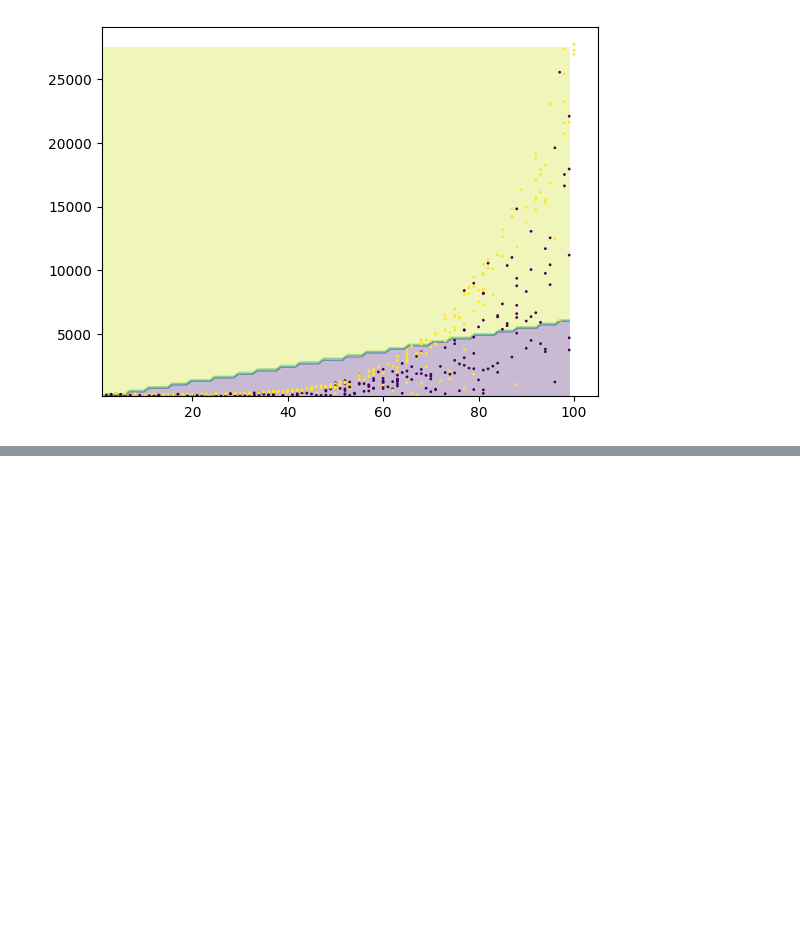
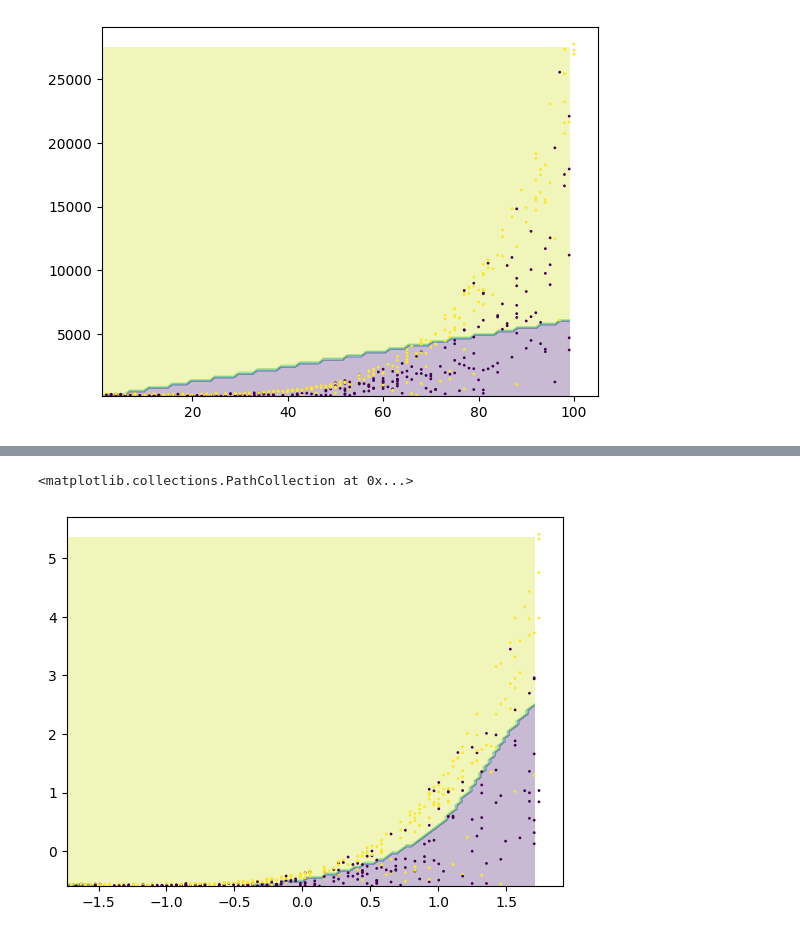
Before and after one commit to nailson13b/Data, a Jupyter notebook: Courses/04_Machine_learning_classificacao_SKlearn/04_03/04_03_Intro_Machine_learning.ipynb, the cells around one changed output, grey strips where cells are left out. Saved outputs shown, nothing was run; the diff lists cells and outputs as text; code cells hidden in the pictures; blank space fills up the shorter version.

```diff
--- a/Courses/04_Machine_learning_classificacao_SKlearn/04_03/04_03_Intro_Machine_learning.ipynb
+++ b/Courses/04_Machine_learning_classificacao_SKlearn/04_03/04_03_Intro_Machine_learning.ipynb
@@ -186,0 +266,24 @@ plt.scatter(test_x.expected_hours, test_x.price, c=test_y, s= 1)
+# %%
+data_x = test_x[:, 0]
+data_y = test_x[:, 1]
+# %%
+x_min = data_x.min()
+x_max = data_x.max()
+y_min = data_y.min()
+y_max = data_y.max()
+
+pixel = 100
+axis_x = np.arange(x_min, x_max, (x_max - x_min) / pixels)
+axis_y = np.arange(y_min, y_max, (y_max - y_min) / pixels)
+
+xx, yy = np.meshgrid(axis_x, axis_y)
+points = np.c_[xx.ravel(), yy.ravel()]
+
+Z = model.predict(points)
+Z = Z.reshape(xx.shape)
+
+plt.contourf(xx, yy, Z, alpha= 0.3)
+plt.scatter(data_x, data_y, c=test_y, s= 1)
+# %% [output]
+<matplotlib.collections.PathCollection at 0x...>
+[figure, added]
```
Also changed, not shown: parts of 4 cells of this notebook.
